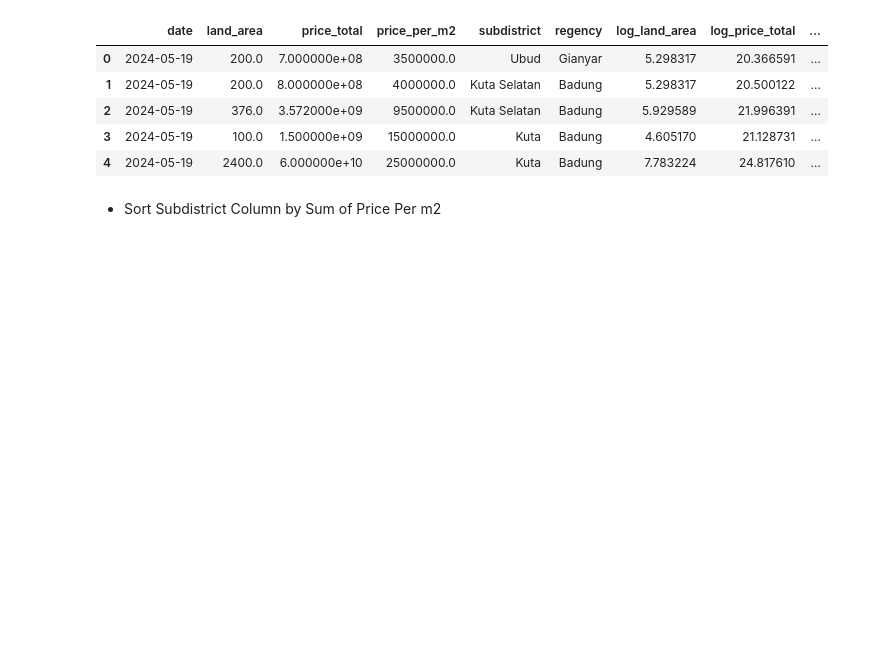
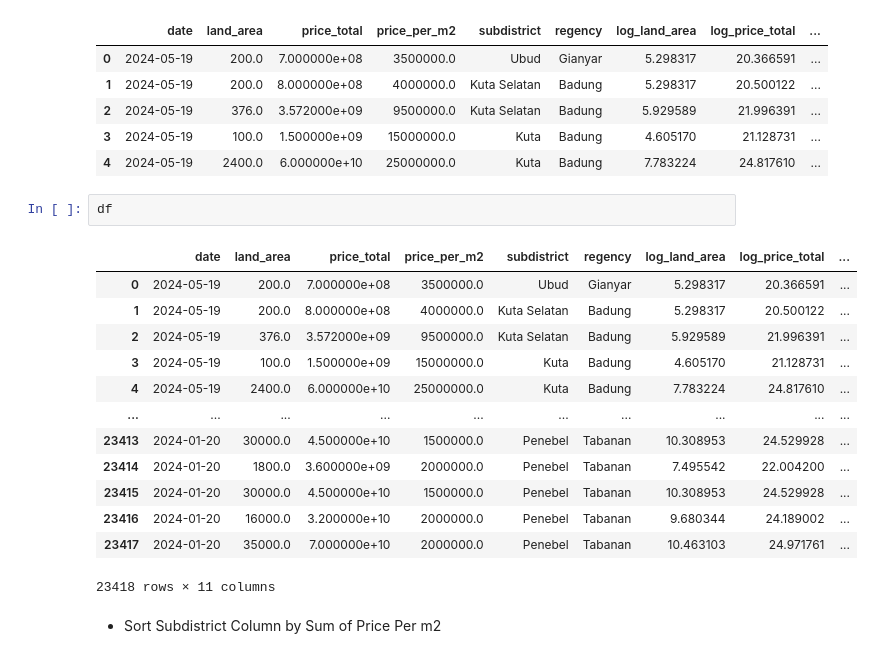
Before and after one commit to wahpram/DAV-Bali-Land-Price-Prediction, a Jupyter notebook: notebooks/data_analysis.ipynb, the cells around one changed output. Drawn from its saved outputs; the diff is of its cells as text; blank space fills up the shorter version.

```diff
--- a/notebooks/data_analysis.ipynb
+++ b/notebooks/data_analysis.ipynb
@@ -619,6 +618,22 @@ df.head()
 | 2 | 2024-05-19 | 376.0 | 3.572000e+09 | 9500000.0 | Kuta Selatan | Badung | 5.929589 | 21.996391 | ... |
 | 3 | 2024-05-19 | 100.0 | 1.500000e+09 | 15000000.0 | Kuta | Badung | 4.605170 | 21.128731 | ... |
 | 4 | 2024-05-19 | 2400.0 | 6.000000e+10 | 25000000.0 | Kuta | Badung | 7.783224 | 24.817610 | ... |
+# %%
+df
+# %% [output]
+|  | date | land_area | price_total | price_per_m2 | subdistrict | regency | log_land_area | log_price_total | ... |
+| 0 | 2024-05-19 | 200.0 | 7.000000e+08 | 3500000.0 | Ubud | Gianyar | 5.298317 | 20.366591 | ... |
+| 1 | 2024-05-19 | 200.0 | 8.000000e+08 | 4000000.0 | Kuta Selatan | Badung | 5.298317 | 20.500122 | ... |
+| 2 | 2024-05-19 | 376.0 | 3.572000e+09 | 9500000.0 | Kuta Selatan | Badung | 5.929589 | 21.996391 | ... |
+| 3 | 2024-05-19 | 100.0 | 1.500000e+09 | 15000000.0 | Kuta | Badung | 4.605170 | 21.128731 | ... |
+| 4 | 2024-05-19 | 2400.0 | 6.000000e+10 | 25000000.0 | Kuta | Badung | 7.783224 | 24.817610 | ... |
+| ... | ... | ... | ... | ... | ... | ... | ... | ... | ... |
+| 23413 | 2024-01-20 | 30000.0 | 4.500000e+10 | 1500000.0 | Penebel | Tabanan | 10.308953 | 24.529928 | ... |
+| 23414 | 2024-01-20 | 1800.0 | 3.600000e+09 | 2000000.0 | Penebel | Tabanan | 7.495542 | 22.004200 | ... |
+| 23415 | 2024-01-20 | 30000.0 | 4.500000e+10 | 1500000.0 | Penebel | Tabanan | 10.308953 | 24.529928 | ... |
+| 23416 | 2024-01-20 | 16000.0 | 3.200000e+10 | 2000000.0 | Penebel | Tabanan | 9.680344 | 24.189002 | ... |
+| 23417 | 2024-01-20 | 35000.0 | 7.000000e+10 | 2000000.0 | Penebel | Tabanan | 10.463103 | 24.971761 | ... |
+23418 rows × 11 columns
 # %% [markdown]
 - Sort Subdistrict Column by Sum of Price Per m2
 # %%
```
Also changed, not shown: parts of 4 cells of this notebook, 2 other files.
